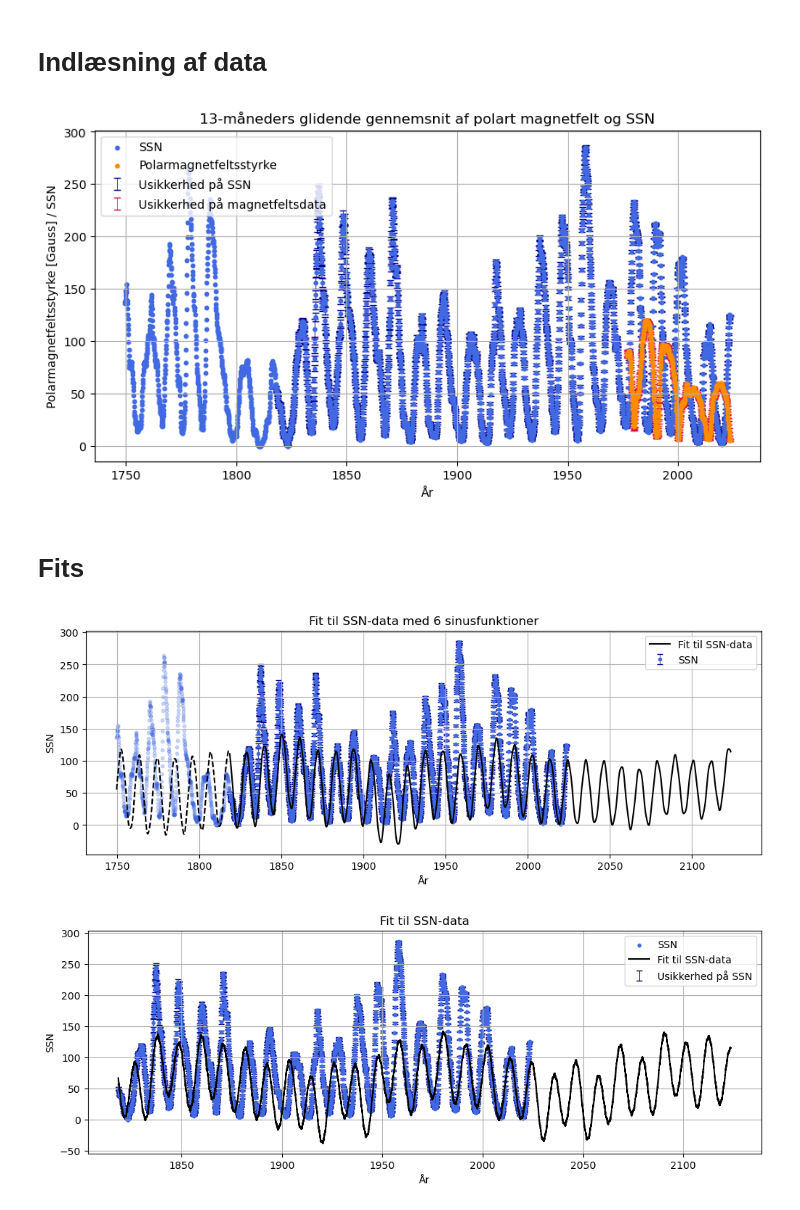
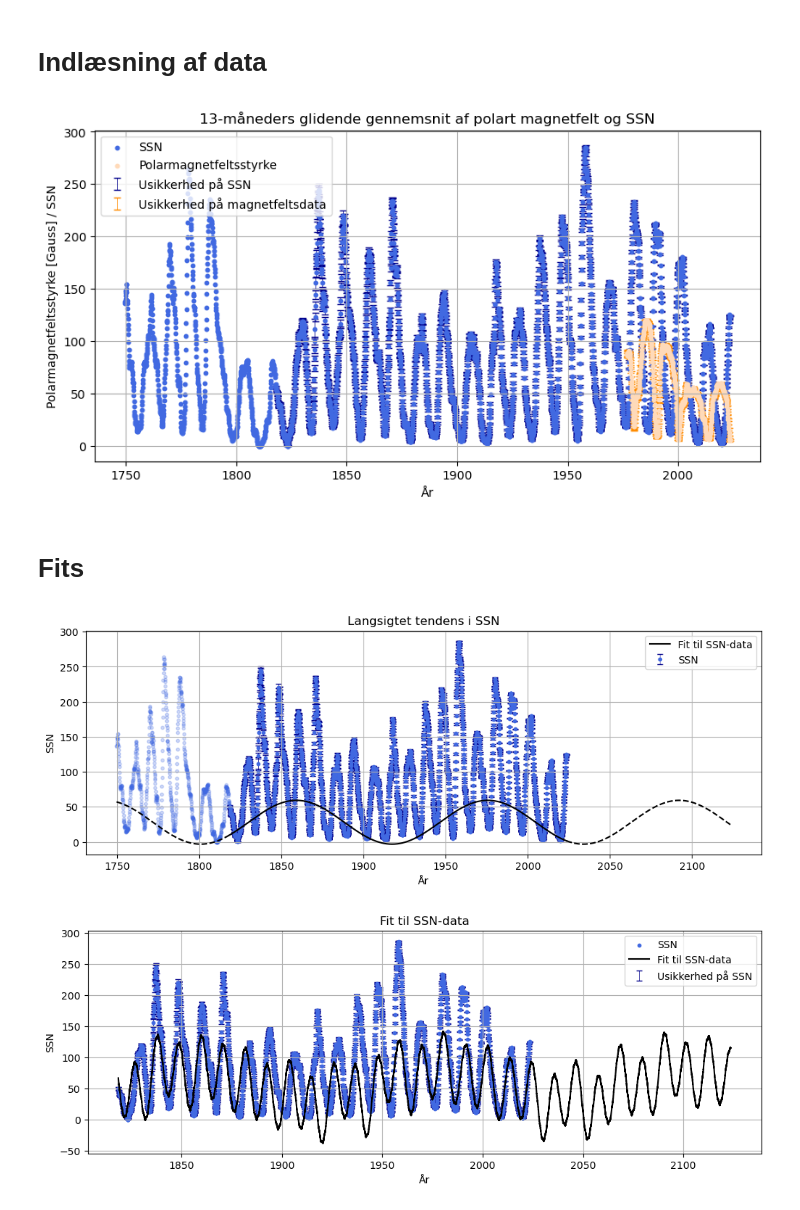
Before and after one commit to Focus9752/Solpletter_projekt, a Jupyter notebook: Magnus carlsen/Endelig_ikke_ok.ipynb, the cells around one changed output. Cells and saved outputs as stored; diff of their text form; code cells hidden in the pictures.

```diff
--- a/Magnus carlsen/Endelig_ikke_ok.ipynb
+++ b/Magnus carlsen/Endelig_ikke_ok.ipynb
@@ -1,17 +1,11 @@
 # %%
-# Smukke farver trololulu
-color_SSN = "crimson"
-color_SSN_uncert = "black"
-color_WSO = "teal"
-color_WSO_uncert = "purple"
-
 # Set of colours for the first data
 color_SSN = 'royalblue'  # Colour for the data points
 color_SSN_uncert = 'darkblue'  # Colour for the uncertainties
 
 # Set of colours for the second data
-color_WSO_uncert = 'peachpuff'  # Colour for the data points
-color_WSO_uncert = 'darkorange'  # Colour for the uncertainties
+color_WSO = 'darkorange'  # Colour for the data points
+color_WSO_uncert = 'crimson'  # Colour for the uncertainties
 # %%
 import numpy as np
 import pandas as pd
@@ -60,7 +54,7 @@ plt.title('13-måneders glidende gennemsnit af polart magnetfelt og SSN')
 plt.legend()
 plt.show()
 # %% [output]
-[figure, old version]
+[figure, new version]
 # %% [markdown]
 # Fits
 # %%
@@ -120,7 +114,7 @@ guess6 = [float(i) for i in guess6]
 #1
 def sin1(x,a,b,c,d):
     return a * np.sin( x * b + c ) + d
-Var1 , Cov1 = curve_fit(sin1 , SSN_date_fraction_arr , SSN_arr , sigma=SSN_uncert_arr , absolute_sigma=True , maxfev=10000 , p0=guess6[:4])
+Var1 , Cov1 = curve_fit(sin1 , SSN_date_fraction_arr , SSN_arr , sigma=SSN_uncert_arr , absolute_sigma=True , maxfev=10000 , p0=[1,1/33,1,1])
 
 #2
 def sin2(x,a1,b1,c1,d1,a2,b2,c2,d2):
@@ -164,22 +158,23 @@ Var9 , Cov9 = curve_fit(sin9 , SSN_date_fraction_arr , SSN_arr , sigma=SSN_uncer
 # %%
 x=np.linspace(SSN_date_fraction_arr[0], SSN_date_fraction_arr[-1], 10000)
 x2 = np.linspace(SSN_date_fraction_arr_old[0], SSN_date_fraction_arr[0], 10000)
 x3 = np.linspace(SSN_date_fraction_arr[-1], SSN_date_fraction_arr_old[-1] + 100, 10000)
 
 plt.figure(figsize=(12,4))
 
 plt.grid(True)
 plt.scatter(SSN_date_fraction_arr_old, SSN_arr_old, s=ScatterSize, color=color_SSN, alpha=0.25, zorder=0)
 plt.errorbar(SSN_date_fraction_arr, SSN_arr, label="SSN", yerr=SSN_uncert_arr, fmt='.', ecolor=color_SSN_uncert, color=color_SSN, elinewidth=0.5, capsize=3,  zorder=1)
-plt.plot(x, sin6(x, *Var6), label='Fit til SSN-data', color='black')
-plt.plot(x2, sin6(x2, *Var6),color='black', linestyle="--")
+plt.plot(x, sin1(x, *Var1), label='Fit til SSN-data', color='black')
+plt.plot(x2, sin1(x2, *Var1),color='black', linestyle="--")
+plt.plot(x3, sin1(x3, *Var1),color='black', linestyle="--")
 plt.xlabel('År')
 plt.ylabel('SSN')
-plt.title('Fit til SSN-data med 6 sinusfunktioner')
+plt.title('Langsigtet tendens i SSN')
 plt.legend()
 plt.show()
 # %% [output]
-[figure, old version]
+[figure, new version]
 # %%
 x=np.linspace(SSN_date_fraction_arr[0], SSN_date_fraction_arr[-1] + 100, 10000)
 
```
Also changed, not shown: parts of 2 cells of this notebook, 5 other files.
